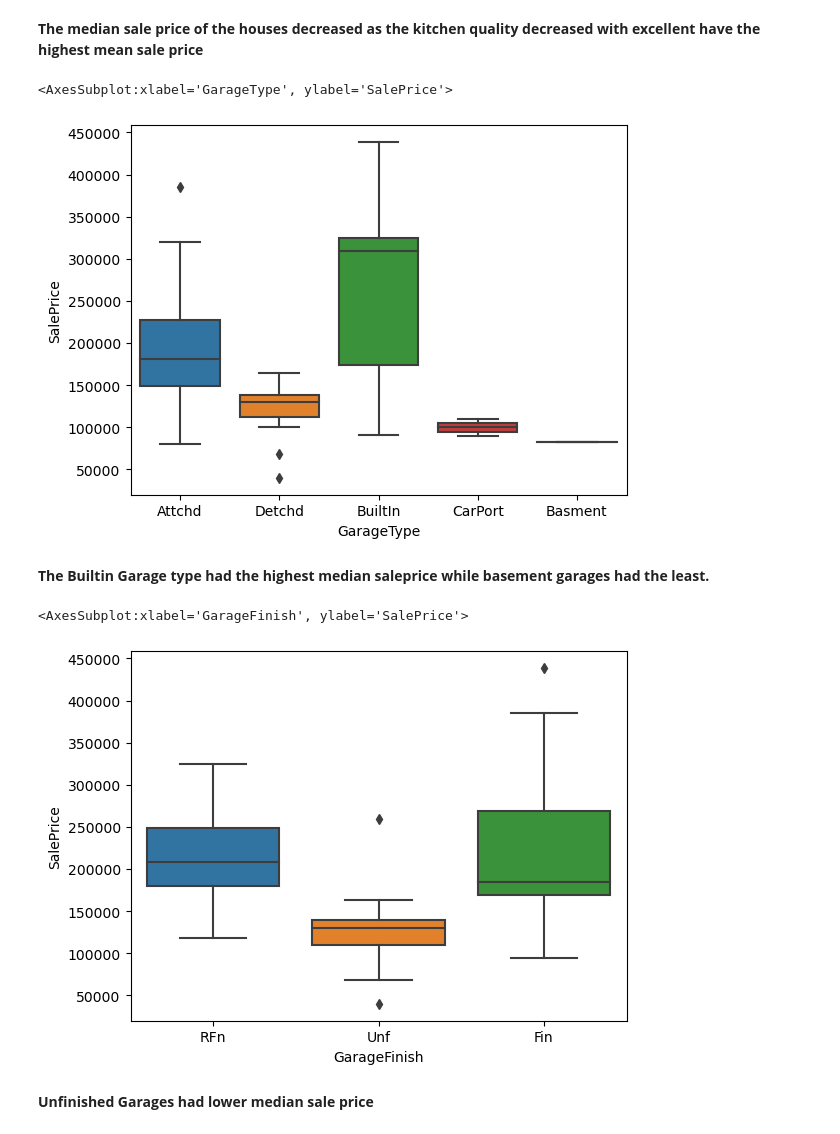
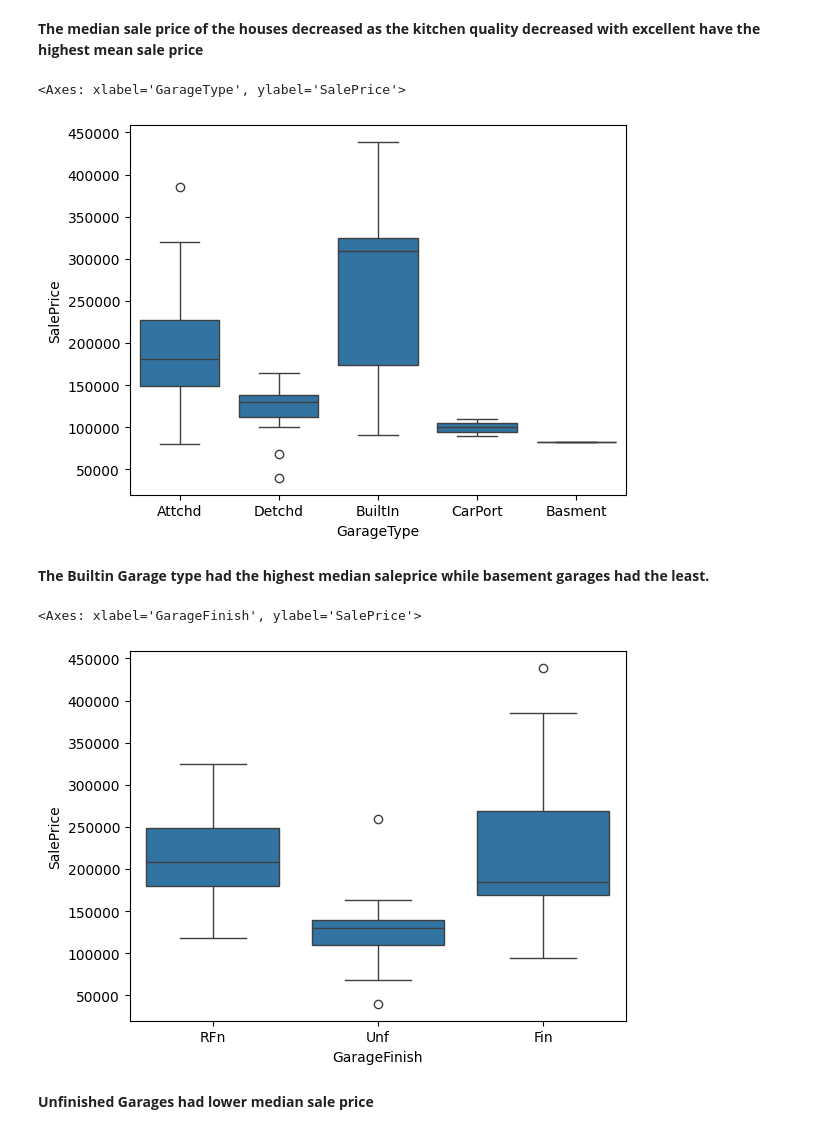
Before and after one commit to SSUBHAGAN/HousePricePrediction, a Jupyter notebook: House Prices Prediction Using Linear Regression _ Module 7 Project _ Sajna Subhagan.ipynb, the cells around one changed output. Saved outputs shown, nothing was run; the diff lists cells and outputs as text; code cells hidden in the pictures.

```diff
--- a/House Prices Prediction Using Linear Regression _ Module 7 Project _ Sajna Subhagan.ipynb
+++ b/House Prices Prediction Using Linear Regression _ Module 7 Project _ Sajna Subhagan.ipynb
@@ -434,18 +445,18 @@ sns.boxplot(data['KitchenQual'],data['SalePrice'])
 **The median sale price of the houses decreased as the kitchen quality decreased with excellent have the highest mean sale price**
 # %%
 #Plot a Boxplot showing bivariate analysis between SalePrice and GarageType
-sns.boxplot(data['GarageType'],data['SalePrice'])
+sns.boxplot(x =data['GarageType'],y =data['SalePrice'])
 # %% [output]
-<AxesSubplot:xlabel='GarageType', ylabel='SalePrice'>
+<Axes: xlabel='GarageType', ylabel='SalePrice'>
-[figure, old version]
+[figure, new version]
 # %% [markdown]
 **The Builtin Garage type had the highest median saleprice while basement garages had the least.**
 # %%
 #Plot a Boxplot showing bivariate analysis between SalePrice and GarageFinish
-sns.boxplot(data['GarageFinish'],data['SalePrice'])
+sns.boxplot(x = data['GarageFinish'],y =data['SalePrice'])
 # %% [output]
-<AxesSubplot:xlabel='GarageFinish', ylabel='SalePrice'>
+<Axes: xlabel='GarageFinish', ylabel='SalePrice'>
-[figure, old version]
+[figure, new version]
 # %% [markdown]
 **Unfinished Garages had lower median sale price**
 # %%
```
Also changed, not shown: parts of 29 cells of this notebook.
